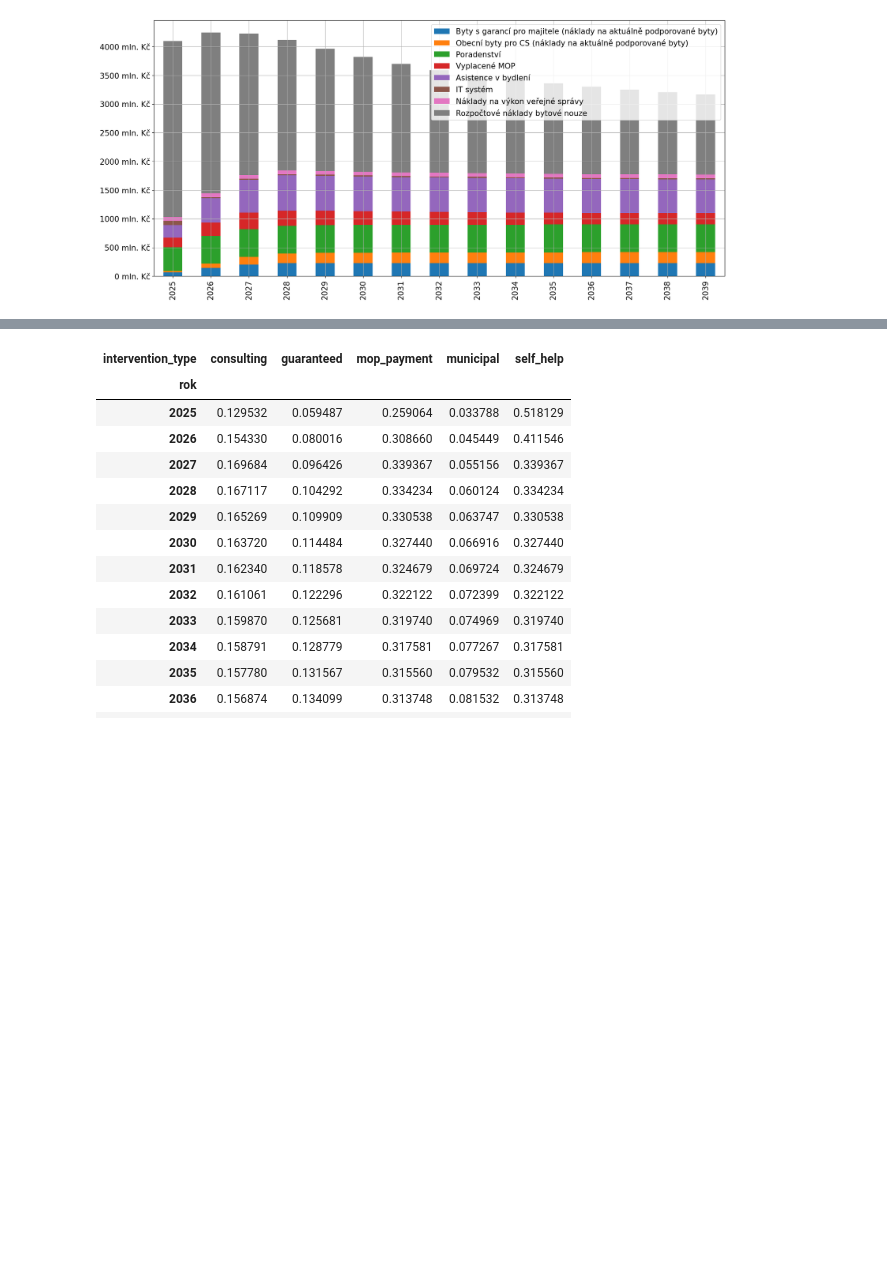
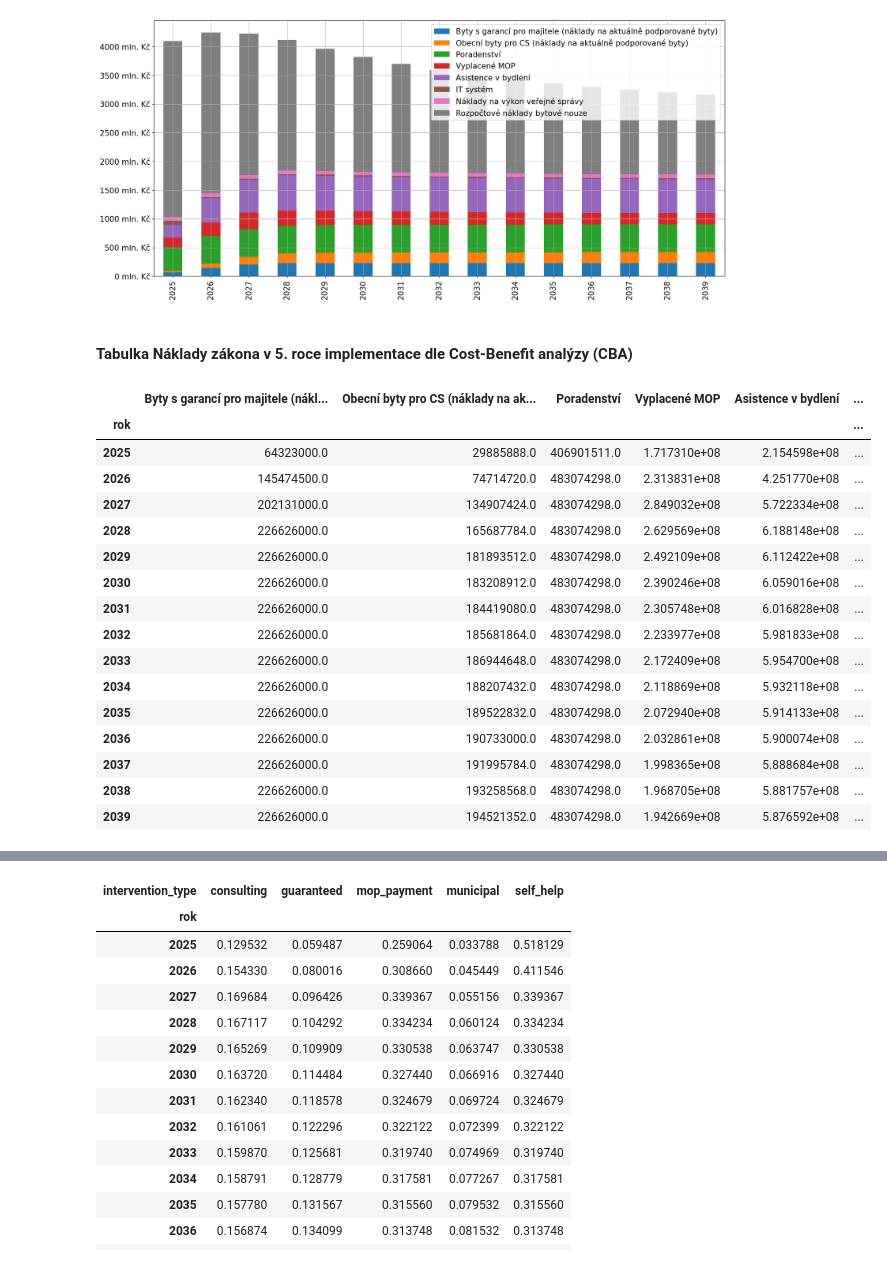
Before and after one commit to vitekzkytek/SocialHousingModel, a Jupyter notebook: model.ipynb, the cells around one changed output, grey strips where cells are left out. Saved outputs shown, nothing was run; the diff lists cells and outputs as text; code cells hidden in the pictures; blank space fills up the shorter version.

```diff
--- a/model.ipynb
+++ b/model.ipynb
@@ -398,7 +398,6 @@ INPUT_0 = {
     'mop_housing_share':mop_housing_share_v0,
     'discount_rate':discount_rate,
     'low_to_high_risk_share':0.5,
-    'before_start_intervention_shares': intervention_shares_v0.sum(axis=1),
     'startup_coefficients':startup_coefficients_v0
 }
 OUTPUT_0 = simulate_social_housing(**INPUT_0)
@@ -575,3 +566,25 @@ ax.legend(fontsize=15)
 ax.set_xlabel('');
 # %% [output]
 [figure]
+# %% [markdown]
+#### Tabulka Náklady zákona v 5. roce implementace dle Cost-Benefit analýzy (CBA)
+# %%
+get_intervention_costs(OUTPUT_1A,costs_type='costs')
+# %% [output]
+|  | Byty s garancí pro majitele (nákl... | Obecní byty pro CS (náklady na ak... | Poradenství | Vyplacené MOP | Asistence v bydlení | ... |
+| rok |  |  |  |  |  | ... |
+| 2025 | 64323000.0 | 29885888.0 | 406901511.0 | 1.717310e+08 | 2.154598e+08 | ... |
+| 2026 | 145474500.0 | 74714720.0 | 483074298.0 | 2.313831e+08 | 4.251770e+08 | ... |
+| 2027 | 202131000.0 | 134907424.0 | 483074298.0 | 2.849032e+08 | 5.722334e+08 | ... |
+| 2028 | 226626000.0 | 165687784.0 | 483074298.0 | 2.629569e+08 | 6.188148e+08 | ... |
+| 2029 | 226626000.0 | 181893512.0 | 483074298.0 | 2.492109e+08 | 6.112422e+08 | ... |
+| 2030 | 226626000.0 | 183208912.0 | 483074298.0 | 2.390246e+08 | 6.059016e+08 | ... |
+| 2031 | 226626000.0 | 184419080.0 | 483074298.0 | 2.305748e+08 | 6.016828e+08 | ... |
+| 2032 | 226626000.0 | 185681864.0 | 483074298.0 | 2.233977e+08 | 5.981833e+08 | ... |
+| 2033 | 226626000.0 | 186944648.0 | 483074298.0 | 2.172409e+08 | 5.954700e+08 | ... |
+| 2034 | 226626000.0 | 188207432.0 | 483074298.0 | 2.118869e+08 | 5.932118e+08 | ... |
+| 2035 | 226626000.0 | 189522832.0 | 483074298.0 | 2.072940e+08 | 5.914133e+08 | ... |
+| 2036 | 226626000.0 | 190733000.0 | 483074298.0 | 2.032861e+08 | 5.900074e+08 | ... |
+| 2037 | 226626000.0 | 191995784.0 | 483074298.0 | 1.998365e+08 | 5.888684e+08 | ... |
+| 2038 | 226626000.0 | 193258568.0 | 483074298.0 | 1.968705e+08 | 5.881757e+08 | ... |
+| 2039 | 226626000.0 | 194521352.0 | 483074298.0 | 1.942669e+08 | 5.876592e+08 | ... |
```
Also changed, not shown: parts of 8 cells of this notebook, 4 other files.
